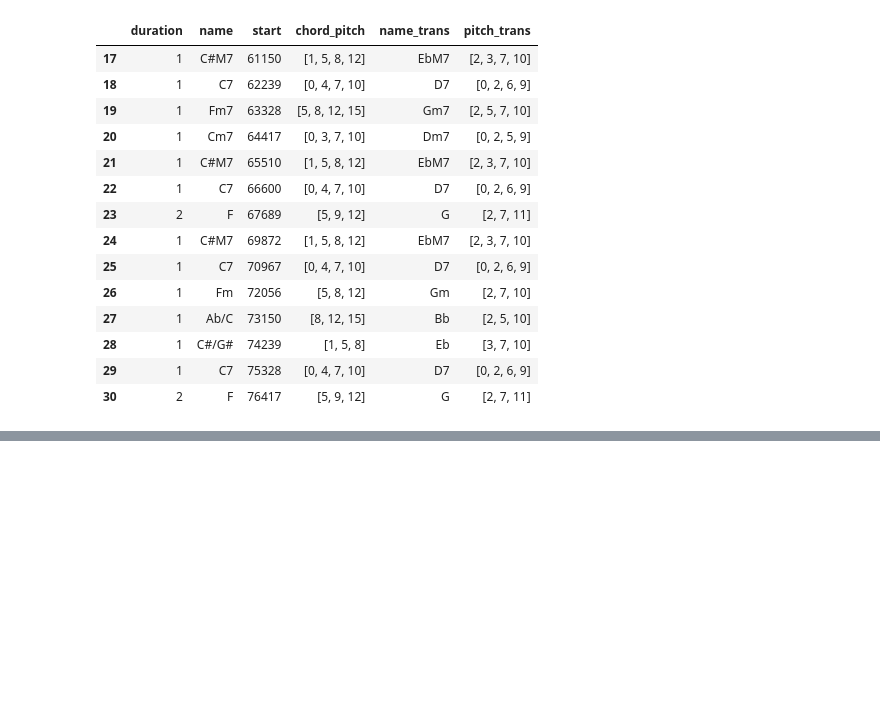
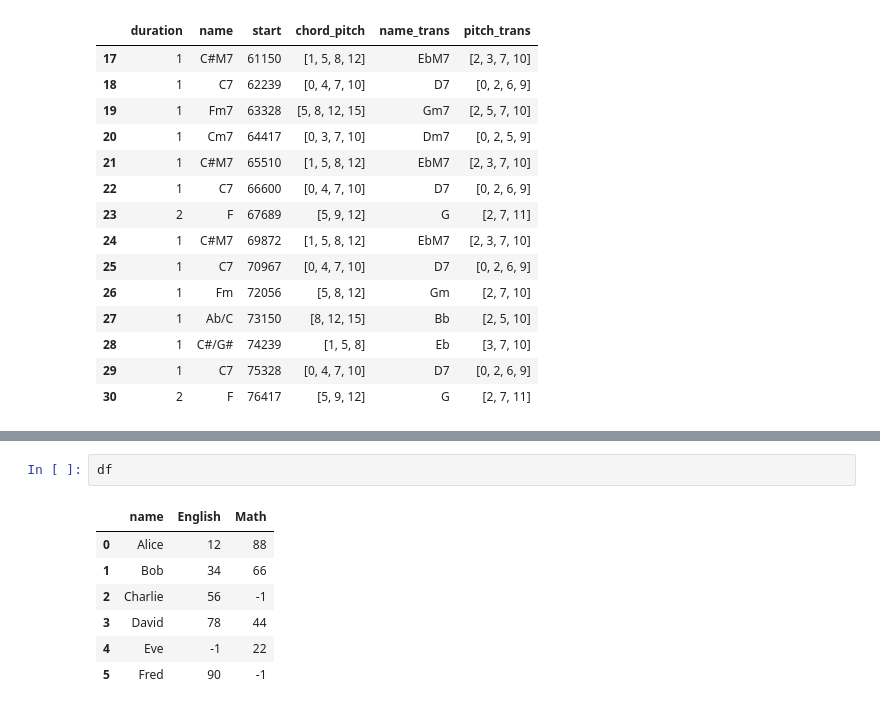
Before and after one commit to Linus-MK/audio_chord_analysis, a Jupyter notebook: perse_songle_api.ipynb, the cells around one changed output, grey strips where cells are left out. Cells and saved outputs as stored; diff of their text form; blank space fills up the shorter version.

```diff
--- a/perse_songle_api.ipynb
+++ b/perse_songle_api.ipynb
@@ -583,0 +661,10 @@ Name: 30.1, dtype: object
+# %%
+df
+# %% [output]
+|  | name | English | Math |
+| 0 | Alice | 12 | 88 |
+| 1 | Bob | 34 | 66 |
+| 2 | Charlie | 56 | -1 |
+| 3 | David | 78 | 44 |
+| 4 | Eve | -1 | 22 |
+| 5 | Fred | 90 | -1 |
```
Also changed, not shown: parts of 2 cells of this notebook.
